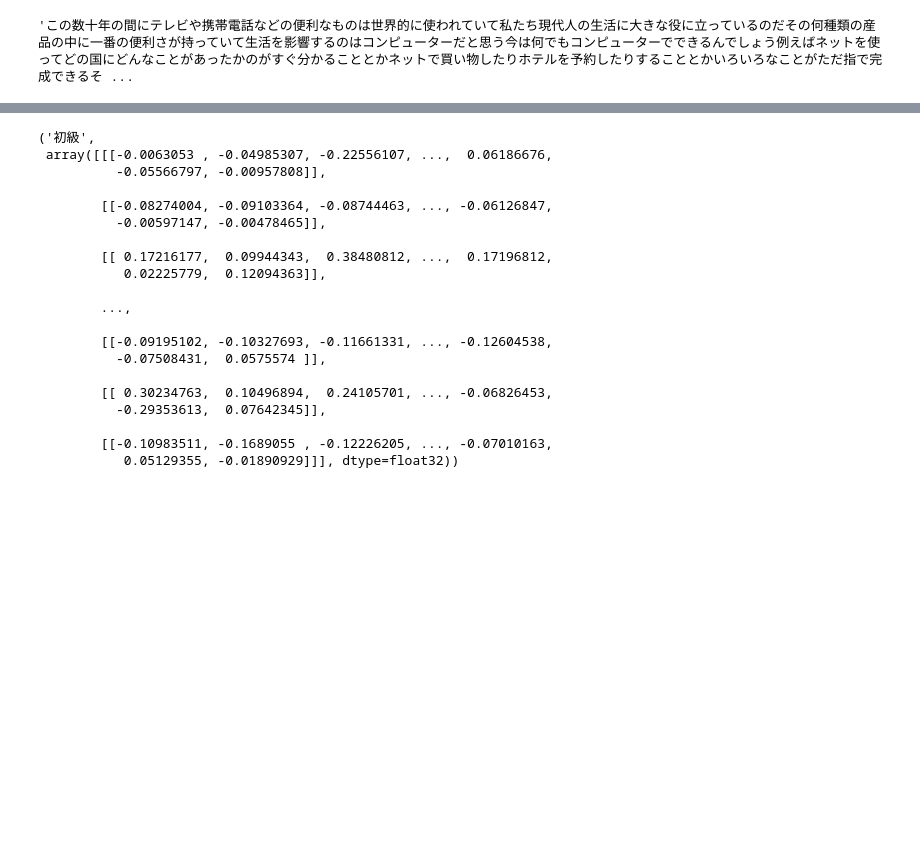
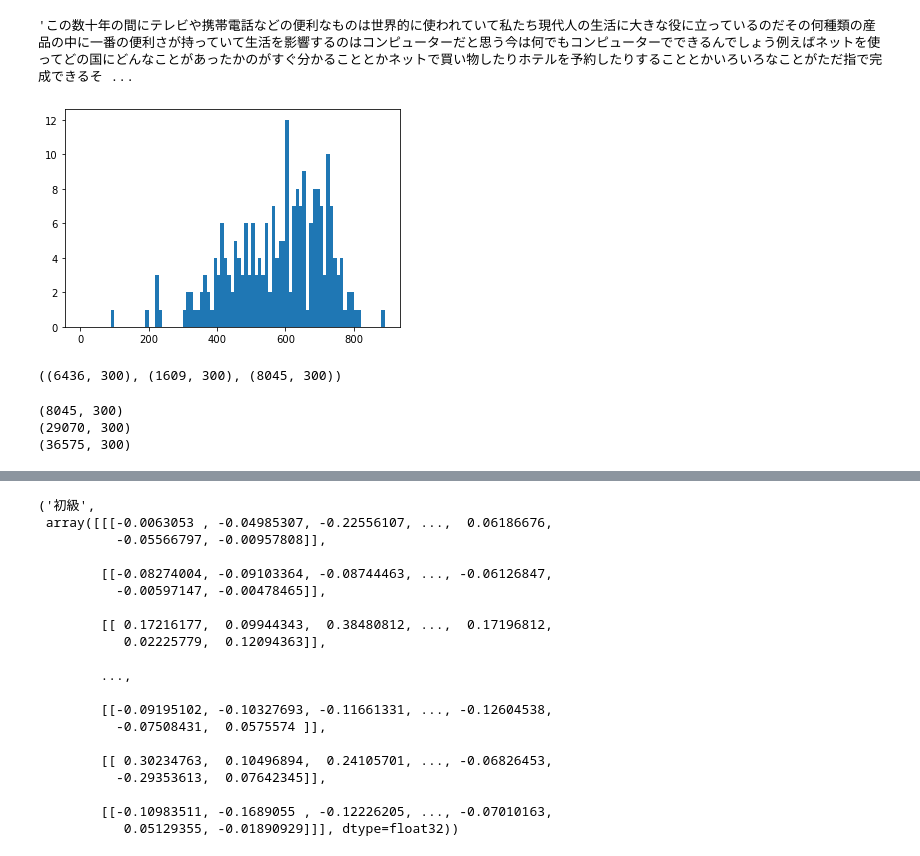
Before and after one commit to tsubasakawai2/nlp_project, a Jupyter notebook: lstm.ipynb, the cells around one changed output, grey strips where cells are left out. Drawn from its saved outputs; the diff is of its cells as text; code cells hidden in the pictures; blank space fills up the shorter version.

```diff
--- a/lstm.ipynb
+++ b/lstm.ipynb
@@ -194,0 +195,15 @@ text_tagged_dict2 = pickle.load(open('text_tagged_dict2.pickle', 'rb'))
+# %%
+import matplotlib.pyplot as plt
+import numpy as np
+
+text_length_dist = [len(text) for level in text_tagged_dict2.keys() for text in text_tagged_dict2[level]]
+# [len(text) for text in text_tagged_dict2["初級"]]
+# text_length_dist
+
+# np.max(text_length_dist) = 893
+# to determine how many paddings we should add
+plt.hist(text_length_dist, bins = np.arange(0, 900, 10))
+plt.show()
+# we can determine the max length of texts as 900
+# %% [output]
+[figure, added]
@@ -194,0 +240,28 @@ text_tagged_dict2 = pickle.load(open('text_tagged_dict2.pickle', 'rb'))
+# %%
+import math
+vectors_train = {}
+vectors_test = {}
+train_rate = 0.8
+for level in vectors:
+    length = int(len(vectors[level]) * train_rate)
+    # print(length)
+    vectors_train[level] = vectors[level][:length,:]
+    vectors_test[level] = vectors[level][length:,:]
+
+# vectors_train["初級"].shape, vectors_test["初級"].shape, vectors["初級"].shape
+# %% [output]
+((6436, 300), (1609, 300), (8045, 300))
+# %%
+import pandas as pd
+
+keys, values = zip(*vectors.items())
+
+data = pd.DataFrame({'cat': keys, 'vectors': values})
+# data.head()
+
+for vector in data.vectors:
+    print(vector.shape)
+# %% [output]
+(8045, 300)
+(29070, 300)
+(36575, 300)
```
Also changed, not shown: parts of 14 cells of this notebook, 1 other file.
